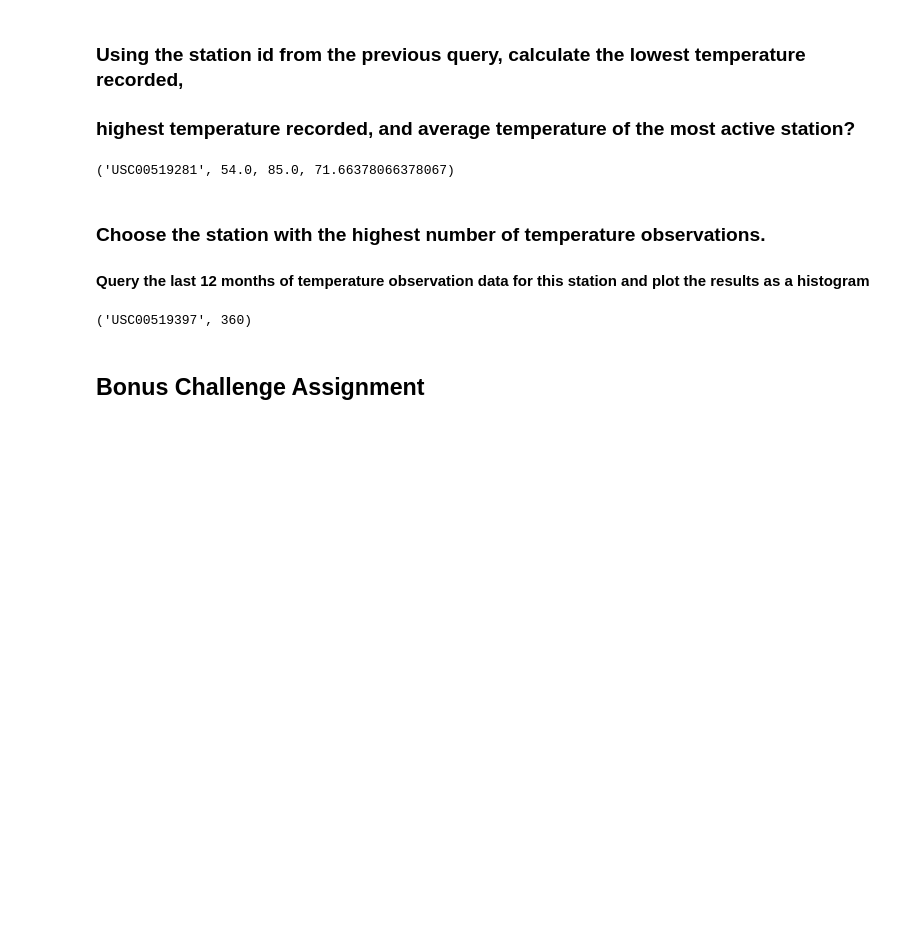
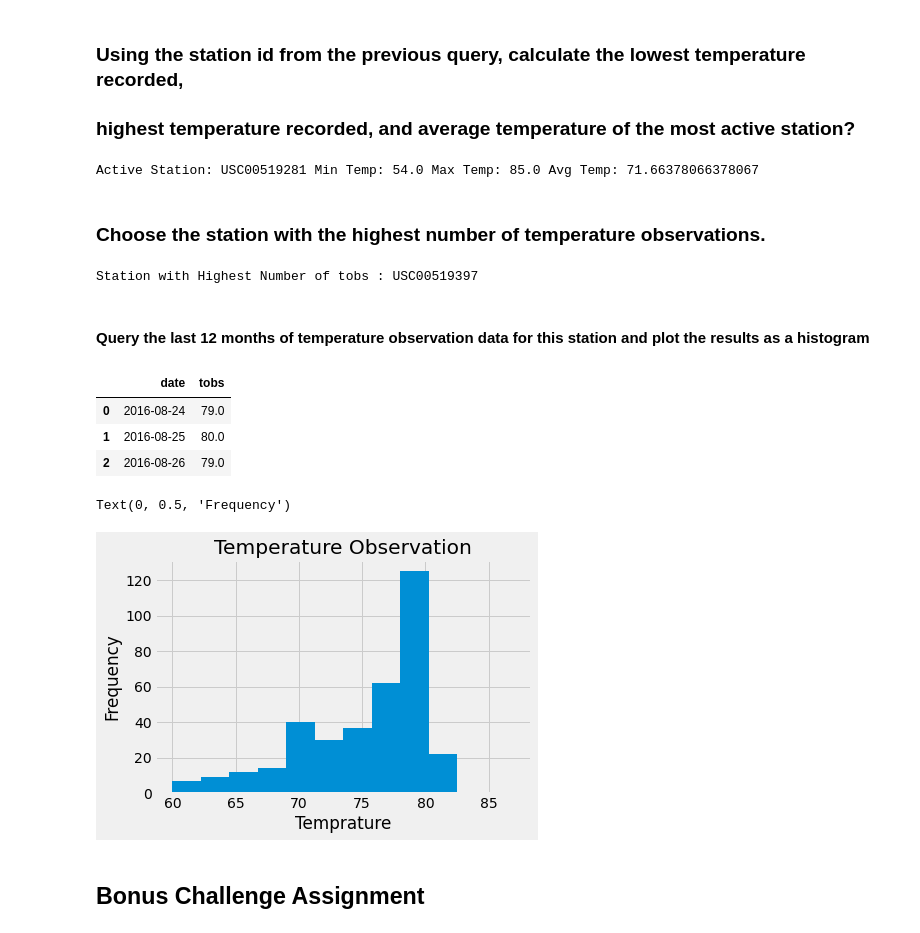
Before and after one commit to pparashar68/sqlalchemy-challenge, a Jupyter notebook: climate_starter.ipynb, the cells around one changed output. Drawn from its saved outputs; the diff is of its cells as text; code cells hidden in the pictures; blank space fills up the shorter version.

```diff
--- a/climate_starter.ipynb
+++ b/climate_starter.ipynb
@@ -200,21 +200,42 @@ most_active_station_id = active_stations[0].station
 sel = [measurement.station,func.min(measurement.tobs),func.max(measurement.tobs),func.avg(measurement.tobs)]
 most_active_station_temp = session.query(*sel).filter(measurement.station==most_active_station_id)
 for row in most_active_station_temp:
-    print(row)
+    print(f'Active Station: {row[0]} Min Temp: {row[1]} Max Temp: {row[2]} Avg Temp: {row[3]}')
 # %% [output]
-('USC00519281', 54.0, 85.0, 71.66378066378067)
+Active Station: USC00519281 Min Temp: 54.0 Max Temp: 85.0 Avg Temp: 71.66378066378067
+# %% [markdown]
+### Choose the station with the highest number of temperature observations.
+# %%
+sel = [measurement.station,func.count(measurement.tobs)]
+most_number_of_tobs_station = session.query(*sel).filter \
+                              (measurement.date >one_year_before_maxdate).filter\
+                              (measurement.date <= max_date_in_db).group_by(measurement.station).\
+                              order_by(func.count(measurement.tobs).desc()).first()
+most_number_of_tobs_station_id = most_number_of_tobs_station[0]
+print(f'Station with Highest Number of tobs : {most_number_of_tobs_station_id}')
+# %% [output]
+Station with Highest Number of tobs : USC00519397
 # %% [markdown]
-### Choose the station with the highest number of temperature observations.
 ####     Query the last 12 months of temperature observation data for this station and plot the results as a histogram
 # %%
-sel = [measurement.station,func.count(measurement.tobs)]
-most_number_of_tobs_station = session.query(*sel).filter \
+most_number_of_tobs_station = session.query(measurement.date,measurement.tobs).filter \
                               (measurement.date >one_year_before_maxdate).filter\
-                              (measurement.date <= max_date_in_db).group_by(measurement.station).\
-                              order_by(func.count(measurement.tobs).desc()).first()
-most_number_of_tobs_station
+                              (measurement.date <= max_date_in_db).filter(measurement.station==most_number_of_tobs_station_id).all()
+hist_plot_df = pd.DataFrame(most_number_of_tobs_station)
+hist_plot_df.head(3)
 # %% [output]
-('USC00519397', 360)
+|  | date | tobs |
+| 0 | 2016-08-24 | 79.0 |
+| 1 | 2016-08-25 | 80.0 |
+| 2 | 2016-08-26 | 79.0 |
+# %%
+hist_plot = hist_plot_df['tobs'].hist(bins=12)
+hist_plot.set_title("Temperature Observation")
+hist_plot.set_xlabel("Temprature")
+hist_plot.set_ylabel("Frequency")
+# %% [output]
+Text(0, 0.5, 'Frequency')
+[figure, added]
 # %% [markdown]
 ## Bonus Challenge Assignment
 # %%
```
Also changed, not shown: parts of 10 cells of this notebook.
